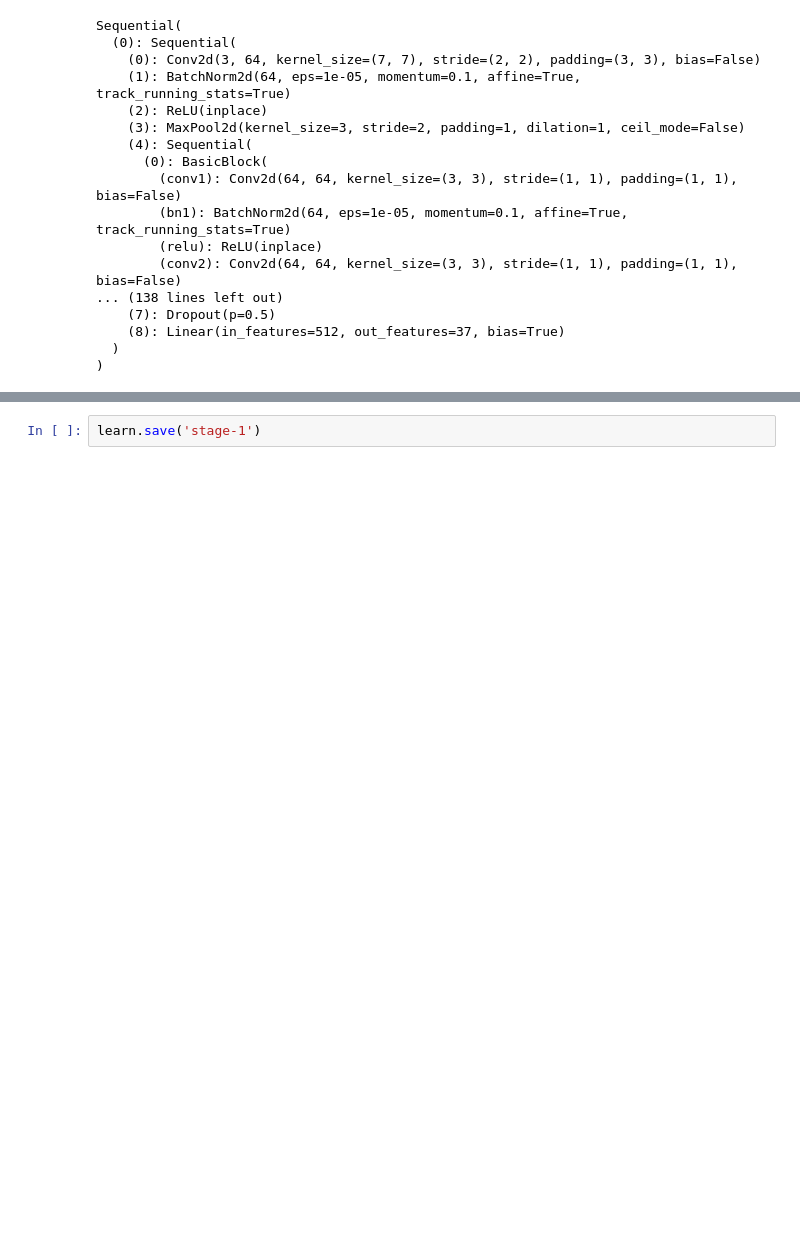
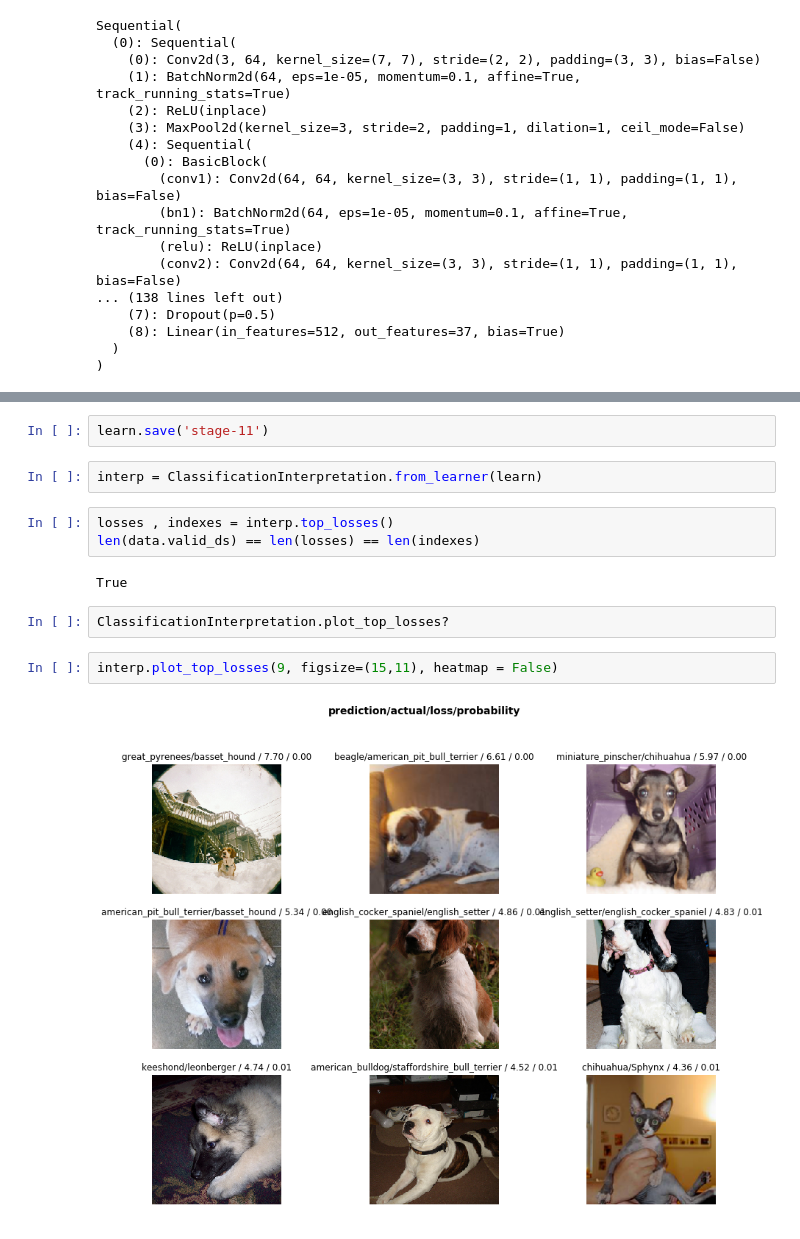
Before and after one commit to bhatia99/fastai-dl-2019, a Jupyter notebook: myl1.ipynb, the cells around one changed output, grey strips where cells are left out. Drawn from its saved outputs; the diff is of its cells as text; blank space fills up the shorter version.

```diff
--- a/myl1.ipynb
+++ b/myl1.ipynb
@@ -92,2 +140,15 @@ epoch     train_loss  valid_loss  error_rate  time
 # %%
-learn.save('stage-1')
+learn.save('stage-11')
+# %%
+interp = ClassificationInterpretation.from_learner(learn)
+# %%
+losses , indexes = interp.top_losses()
+len(data.valid_ds) == len(losses) == len(indexes)
+# %% [output]
+True
+# %%
+ClassificationInterpretation.plot_top_losses?
+# %%
+interp.plot_top_losses(9, figsize=(15,11), heatmap = False)
+# %% [output]
+[figure, added]
```
Also changed, not shown: parts of 32 cells of this notebook, 1 other file.
